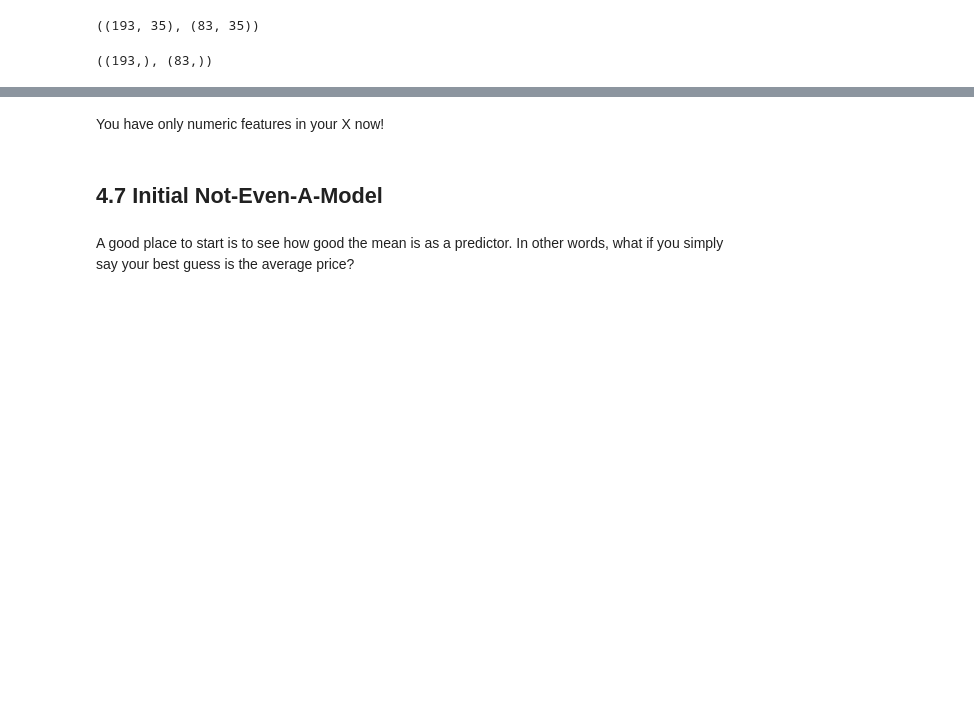
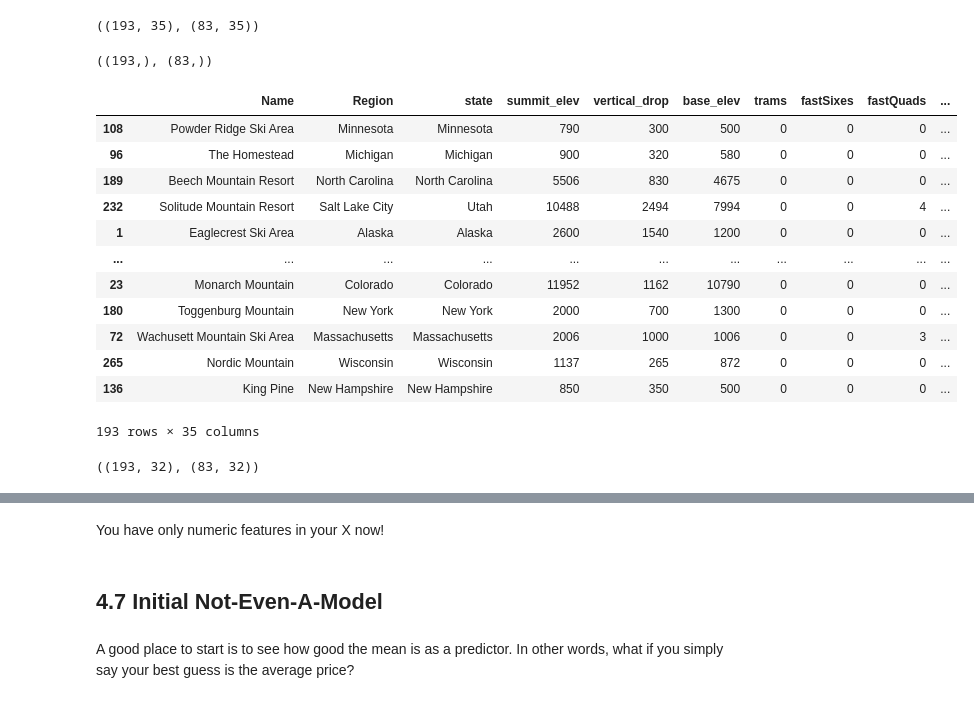
Before and after one commit to misterrustia/DataScienceGuidedCapstone, a Jupyter notebook: Notebooks/04_preprocessing_and_training.ipynb, the cells around one changed output, grey strips where cells are left out. Cells and saved outputs as stored; diff of their text form; code cells hidden in the pictures; blank space fills up the shorter version.

```diff
--- a/Notebooks/04_preprocessing_and_training.ipynb
+++ b/Notebooks/04_preprocessing_and_training.ipynb
@@ -171,13 +187,31 @@ X_train.shape, X_test.shape
 y_train.shape, y_test.shape
 # %% [output]
 ((193,), (83,))
+# %%
+X_train
+# %% [output]
+|  | Name | Region | state | summit_elev | vertical_drop | base_elev | trams | fastSixes | fastQuads | ... |
+| 108 | Powder Ridge Ski Area | Minnesota | Minnesota | 790 | 300 | 500 | 0 | 0 | 0 | ... |
+| 96 | The Homestead | Michigan | Michigan | 900 | 320 | 580 | 0 | 0 | 0 | ... |
+| 189 | Beech Mountain Resort | North Carolina | North Carolina | 5506 | 830 | 4675 | 0 | 0 | 0 | ... |
+| 232 | Solitude Mountain Resort | Salt Lake City | Utah | 10488 | 2494 | 7994 | 0 | 0 | 4 | ... |
+| 1 | Eaglecrest Ski Area | Alaska | Alaska | 2600 | 1540 | 1200 | 0 | 0 | 0 | ... |
+| ... | ... | ... | ... | ... | ... | ... | ... | ... | ... | ... |
+| 23 | Monarch Mountain | Colorado | Colorado | 11952 | 1162 | 10790 | 0 | 0 | 0 | ... |
+| 180 | Toggenburg Mountain | New York | New York | 2000 | 700 | 1300 | 0 | 0 | 0 | ... |
+| 72 | Wachusett Mountain Ski Area | Massachusetts | Massachusetts | 2006 | 1000 | 1006 | 0 | 0 | 3 | ... |
+| 265 | Nordic Mountain | Wisconsin | Wisconsin | 1137 | 265 | 872 | 0 | 0 | 0 | ... |
+| 136 | King Pine | New Hampshire | New Hampshire | 850 | 350 | 500 | 0 | 0 | 0 | ... |
+193 rows × 35 columns
 # %%
 #Code task 1#
 #Save the 'Name', 'state', and 'Region' columns from the train/test data into names_train and names_test
 #Then drop those columns from `X_train` and `X_test`. Use 'inplace=True'
 names_list = ['Name', 'state', 'Region']
-names_train = X_train[___]
-names_test = X_test[___]
-X_train.___(columns=names_list, inplace=___)
-X_test.___(columns=names_list, inplace=___)
+names_train = X_train[names_list]
+names_test = X_test[names_list]
+X_train.drop(columns=names_list, inplace=True)
+X_test.drop(columns=names_list, inplace=True)
 X_train.shape, X_test.shape
+# %% [output]
+((193, 32), (83, 32))
```
Also changed, not shown: parts of 59 cells of this notebook, 2 other files.
